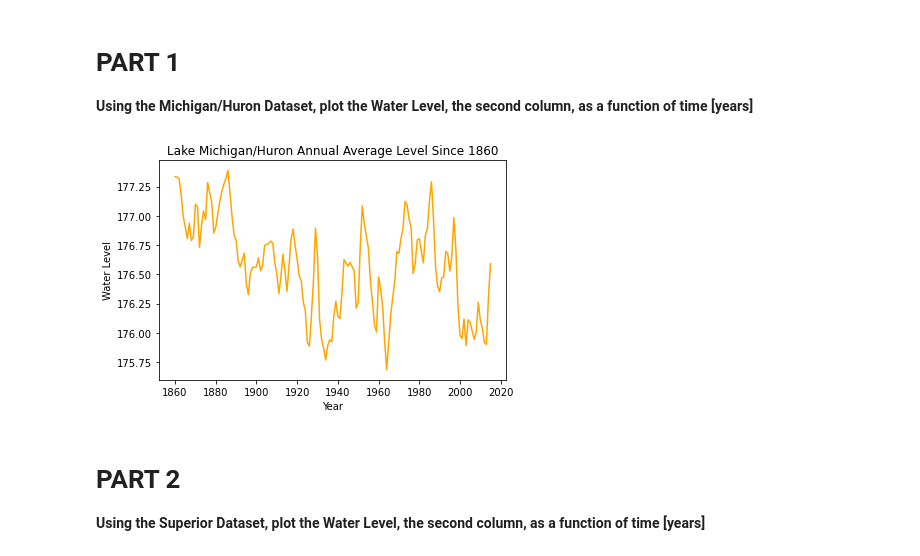
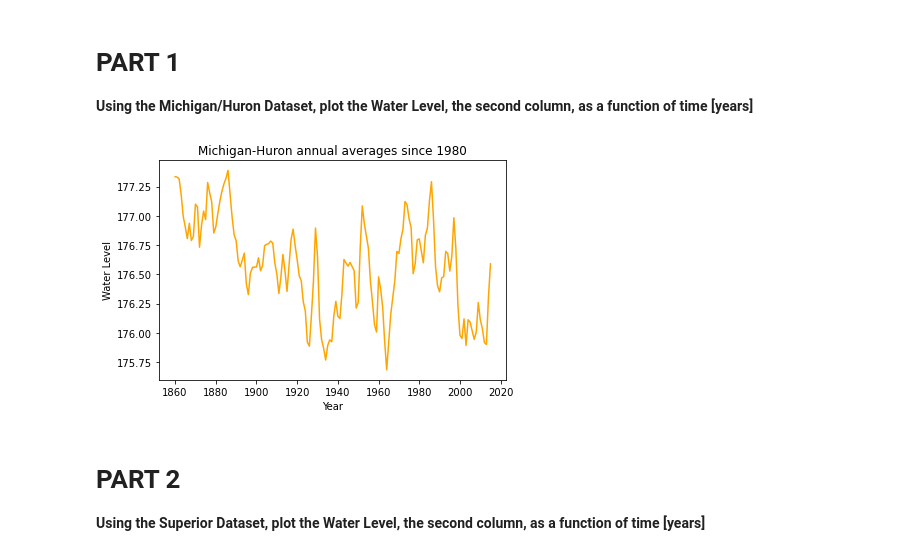
Before and after one commit to pershani/CMSE202_Git_Started, a Jupyter notebook: Great_Lakes_and_Grand_River.ipynb, the cells around one changed output. Saved outputs shown, nothing was run; the diff lists cells and outputs as text; code cells hidden in the pictures.

```diff
--- a/Great_Lakes_and_Grand_River.ipynb
+++ b/Great_Lakes_and_Grand_River.ipynb
@@ -31,16 +31,17 @@ This notebook **might look very familiar!** It is based off a CMSE 201 assignmen
 # %%
 # Insert Code Here
 mhu = pd.read_csv("data/mhu.csv")
-year = mhu['Michigan-Huron annual averages']
-annavg = mhu['AnnAvg']
+
+annavg = mhu["AnnAvg"]
+year = mhu["Michigan-Huron annual averages"]
 
 plt.plot(year, annavg, color = 'orange')
-plt.title('Lake Michigan/Huron Annual Average Level Since 1860')
-plt.ylabel('Water Level')
-plt.xlabel('Year')
+plt.title("Michigan-Huron annual averages since 1980")
+plt.ylabel("Water Level")
+plt.xlabel("Year")
 plt.tight_layout()
 # %% [output]
-[figure, old version]
+[figure, new version]
 # %% [markdown]
 # PART 2
 
```
